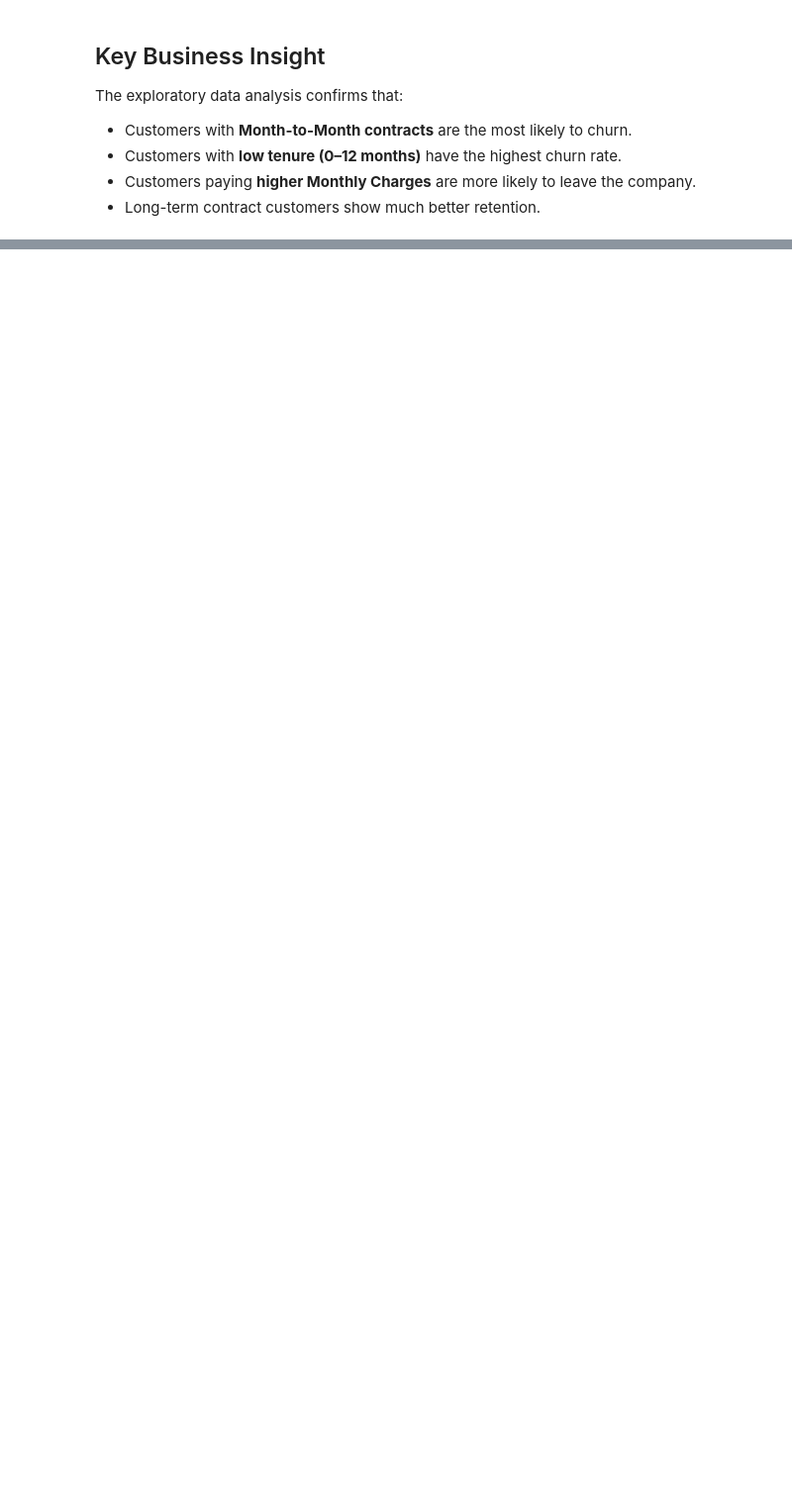
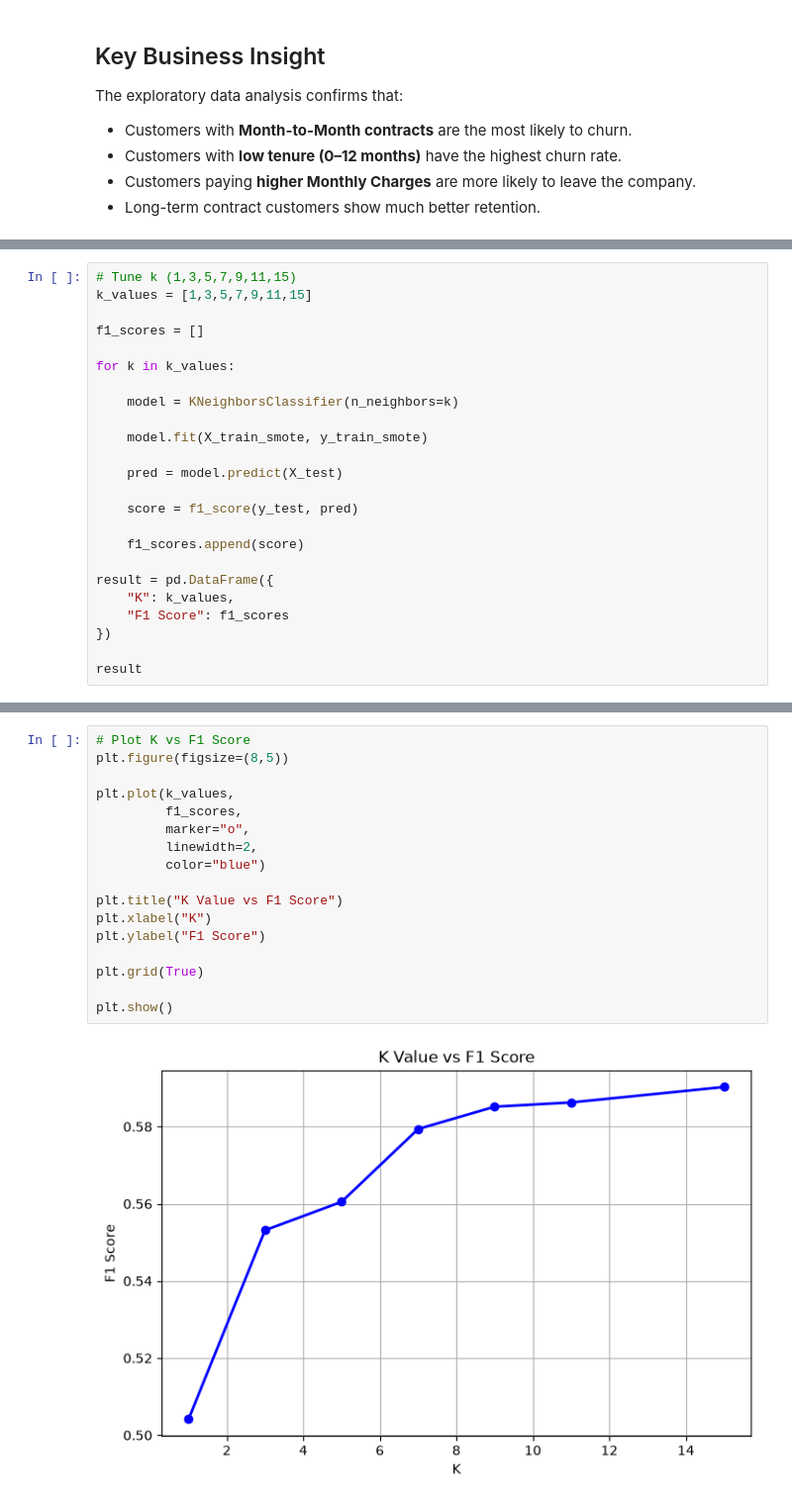
Before and after one commit to krisha12345819/telco-churn-supervised-learning, a Jupyter notebook: Customer_Churn_Prediction.ipynb, the cells around one changed output, grey strips where cells are left out. Shown at 99% size. Drawn from its saved outputs; the diff is of its cells as text; blank space fills up the shorter version.

```diff
--- a/Customer_Churn_Prediction.ipynb
+++ b/Customer_Churn_Prediction.ipynb
@@ -461,0 +905,24 @@ The exploratory data analysis confirms that:
+# %%
+# Tune k (1,3,5,7,9,11,15)
+k_values = [1,3,5,7,9,11,15]
+
+f1_scores = []
+
+for k in k_values:
+
+    model = KNeighborsClassifier(n_neighbors=k)
+
+    model.fit(X_train_smote, y_train_smote)
+
+    pred = model.predict(X_test)
+
+    score = f1_score(y_test, pred)
+
+    f1_scores.append(score)
+
+result = pd.DataFrame({
+    "K": k_values,
+    "F1 Score": f1_scores
+})
+
+result
@@ -461,0 +938,19 @@ The exploratory data analysis confirms that:
+# %%
+# Plot K vs F1 Score
+plt.figure(figsize=(8,5))
+
+plt.plot(k_values,
+         f1_scores,
+         marker="o",
+         linewidth=2,
+         color="blue")
+
+plt.title("K Value vs F1 Score")
+plt.xlabel("K")
+plt.ylabel("F1 Score")
+
+plt.grid(True)
+
+plt.show()
+# %% [output]
+[figure, added]
```
Also changed, not shown: parts of 119 cells of this notebook, 5 other files.
